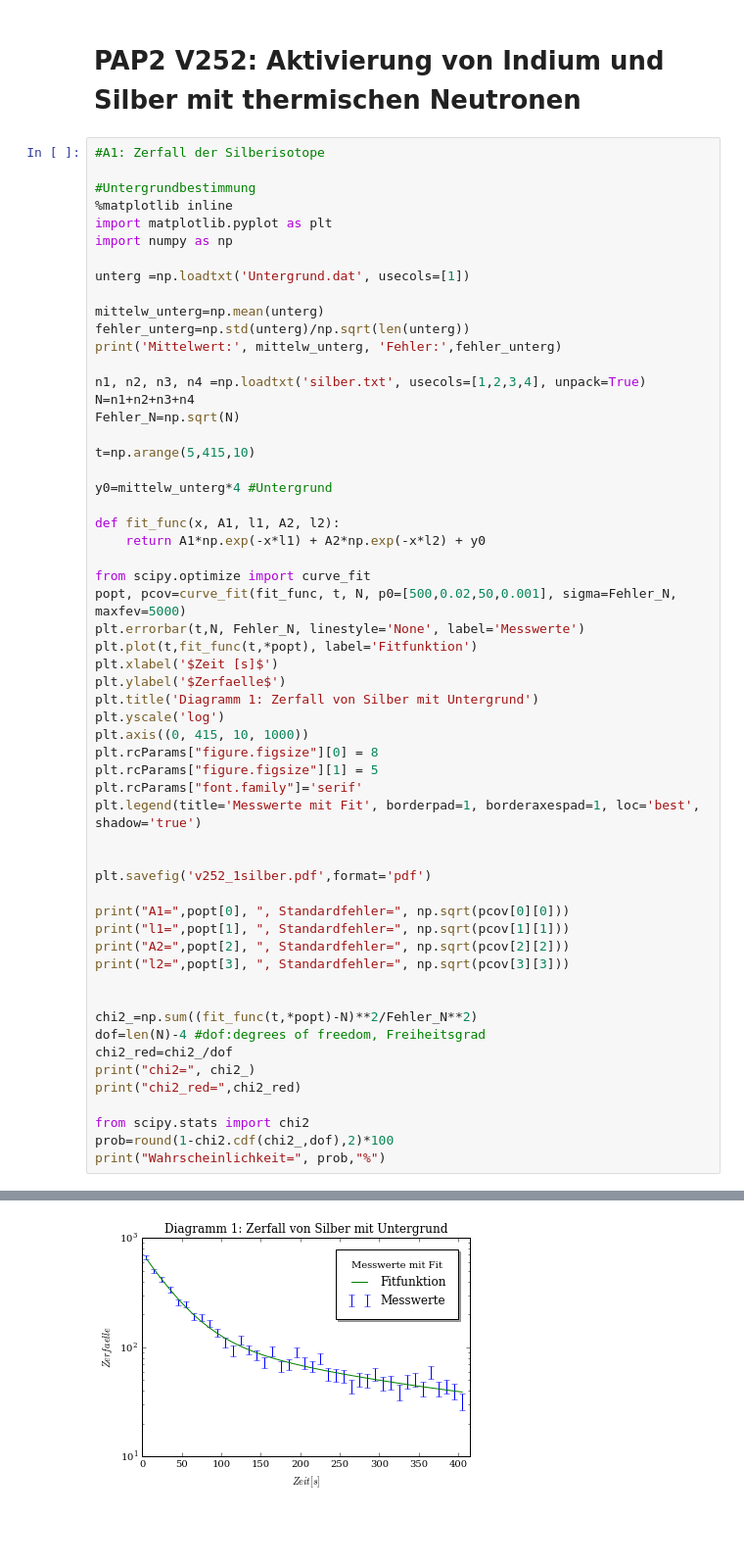
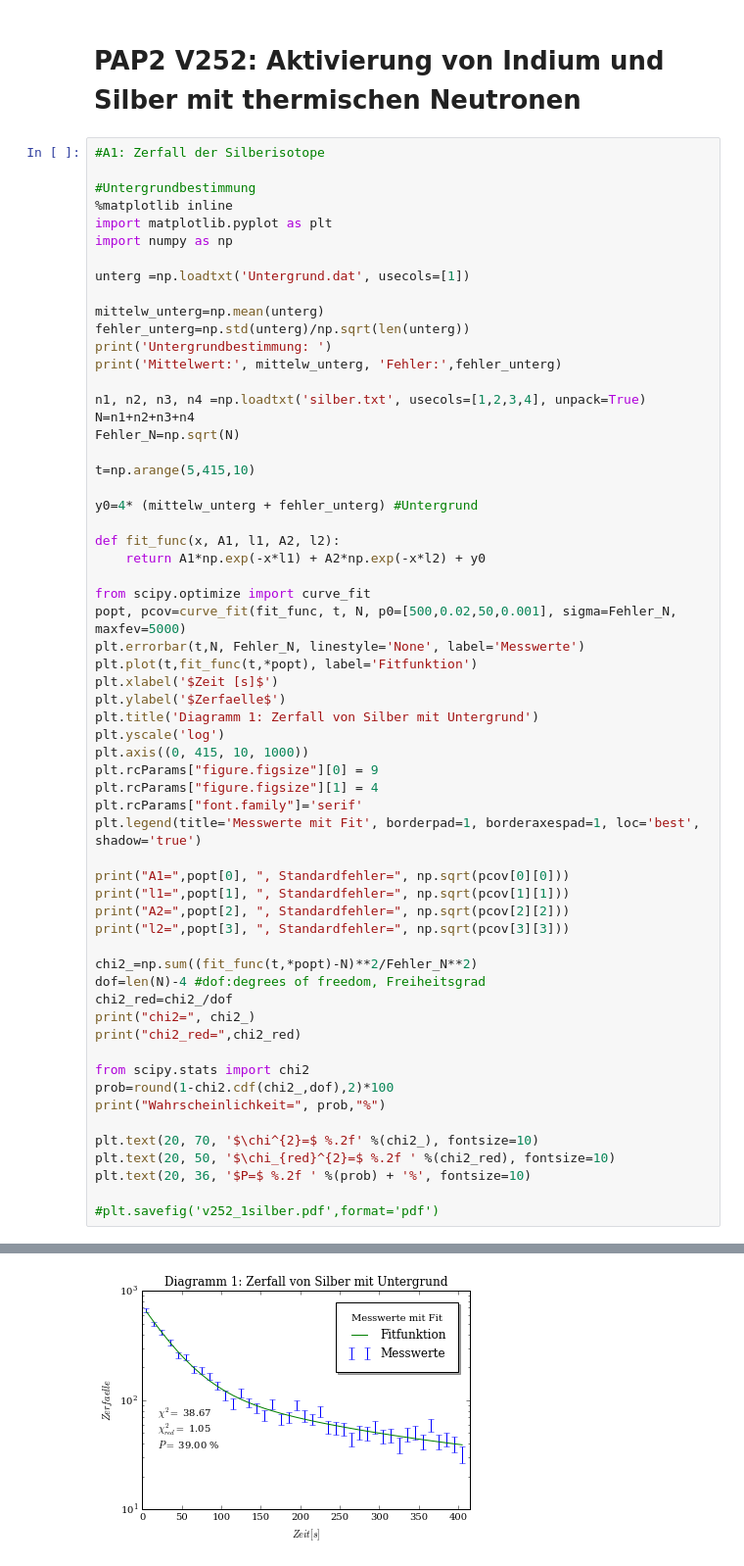
Before and after one commit to woskar/pap2-lab-training, a Jupyter notebook: v252/v252_aktivierung.ipynb, the cells around one changed output, grey strips where cells are left out. Shown at 98% size. Drawn from its saved outputs; the diff is of its cells as text; blank space fills up the shorter version.

```diff
--- a/v252/v252_aktivierung.ipynb
+++ b/v252/v252_aktivierung.ipynb
@@ -12,6 +12,7 @@ unterg =np.loadtxt('Untergrund.dat', usecols=[1])
 
 mittelw_unterg=np.mean(unterg)
 fehler_unterg=np.std(unterg)/np.sqrt(len(unterg))
+print('Untergrundbestimmung: ')
 print('Mittelwert:', mittelw_unterg, 'Fehler:',fehler_unterg)
 
 n1, n2, n3, n4 =np.loadtxt('silber.txt', usecols=[1,2,3,4], unpack=True)
@@ -20,7 +21,7 @@ Fehler_N=np.sqrt(N)
 
 t=np.arange(5,415,10)
 
-y0=mittelw_unterg*4 #Untergrund
+y0=4* (mittelw_unterg + fehler_unterg) #Untergrund
 
 def fit_func(x, A1, l1, A2, l2):
     return A1*np.exp(-x*l1) + A2*np.exp(-x*l2) + y0
@@ -34,19 +35,15 @@ plt.ylabel('$Zerfaelle$')
 plt.title('Diagramm 1: Zerfall von Silber mit Untergrund')
 plt.yscale('log')
 plt.axis((0, 415, 10, 1000))
-plt.rcParams["figure.figsize"][0] = 8
-plt.rcParams["figure.figsize"][1] = 5
+plt.rcParams["figure.figsize"][0] = 9
+plt.rcParams["figure.figsize"][1] = 4
 plt.rcParams["font.family"]='serif'
 plt.legend(title='Messwerte mit Fit', borderpad=1, borderaxespad=1, loc='best', shadow='true')
-
-
-plt.savefig('v252_1silber.pdf',format='pdf')
 
 print("A1=",popt[0], ", Standardfehler=", np.sqrt(pcov[0][0]))
 print("l1=",popt[1], ", Standardfehler=", np.sqrt(pcov[1][1]))
 print("A2=",popt[2], ", Standardfehler=", np.sqrt(pcov[2][2]))
 print("l2=",popt[3], ", Standardfehler=", np.sqrt(pcov[3][3]))
-
 
 chi2_=np.sum((fit_func(t,*popt)-N)**2/Fehler_N**2)
 dof=len(N)-4 #dof:degrees of freedom, Freiheitsgrad
@@ -57,4 +54,10 @@ print("chi2_red=",chi2_red)
 from scipy.stats import chi2
 prob=round(1-chi2.cdf(chi2_,dof),2)*100
 print("Wahrscheinlichkeit=", prob,"%")
+
+plt.text(20, 70, '$\chi^{2}=$ %.2f' %(chi2_), fontsize=10)
+plt.text(20, 50, '$\chi_{red}^{2}=$ %.2f ' %(chi2_red), fontsize=10)
+plt.text(20, 36, '$P=$ %.2f ' %(prob) + '%', fontsize=10)
+
+#plt.savefig('v252_1silber.pdf',format='pdf')
 # %% [output]
@@ -69,4 +74,4 @@ print("Wahrscheinlichkeit=", prob,"%")
-[figure, old version]
+[figure, new version]
 # %%
 #A2: Zerfall Indium
 
```
Also changed, not shown: parts of 3 cells of this notebook, 4 other files.
